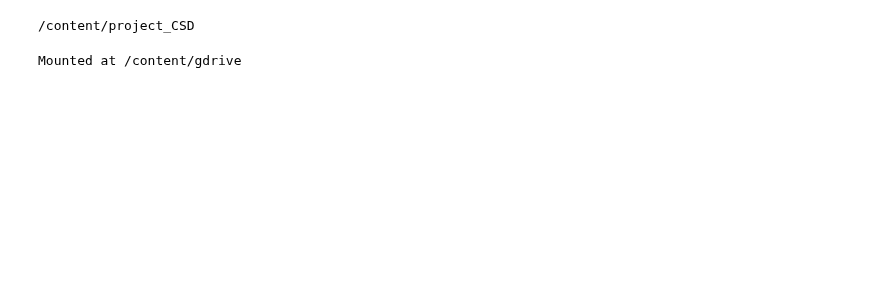
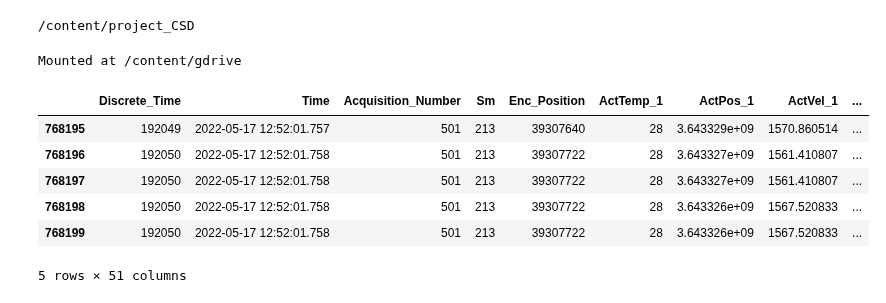
Before and after one commit to BianchiLuca28/project_CSD, a Jupyter notebook: notebook_exploration_cleaning /new_analysis.ipynb, the cells around one changed output. Drawn from its saved outputs; the diff is of its cells as text; code cells hidden in the pictures; blank space fills up the shorter version.

```diff
--- a/notebook_exploration_cleaning /new_analysis.ipynb
+++ b/notebook_exploration_cleaning /new_analysis.ipynb
@@ -63,2 +67,10 @@ datasetDriveGuasto["label"] = "guasto"
 # %%
-datasetDriveNoGuasto.head()
+datasetDriveNoGuasto.tail()
+# %% [output]
+|  | Discrete_Time | Time | Acquisition_Number | Sm | Enc_Position | ActTemp_1 | ActPos_1 | ActVel_1 | ... |
+| 768195 | 192049 | 2022-05-17 12:52:01.757 | 501 | 213 | 39307640 | 28 | 3.643329e+09 | 1570.860514 | ... |
+| 768196 | 192050 | 2022-05-17 12:52:01.758 | 501 | 213 | 39307722 | 28 | 3.643327e+09 | 1561.410807 | ... |
+| 768197 | 192050 | 2022-05-17 12:52:01.758 | 501 | 213 | 39307722 | 28 | 3.643327e+09 | 1561.410807 | ... |
+| 768198 | 192050 | 2022-05-17 12:52:01.758 | 501 | 213 | 39307722 | 28 | 3.643326e+09 | 1567.520833 | ... |
+| 768199 | 192050 | 2022-05-17 12:52:01.758 | 501 | 213 | 39307722 | 28 | 3.643326e+09 | 1567.520833 | ... |
+5 rows × 51 columns
```
Also changed, not shown: parts of 23 cells of this notebook.
